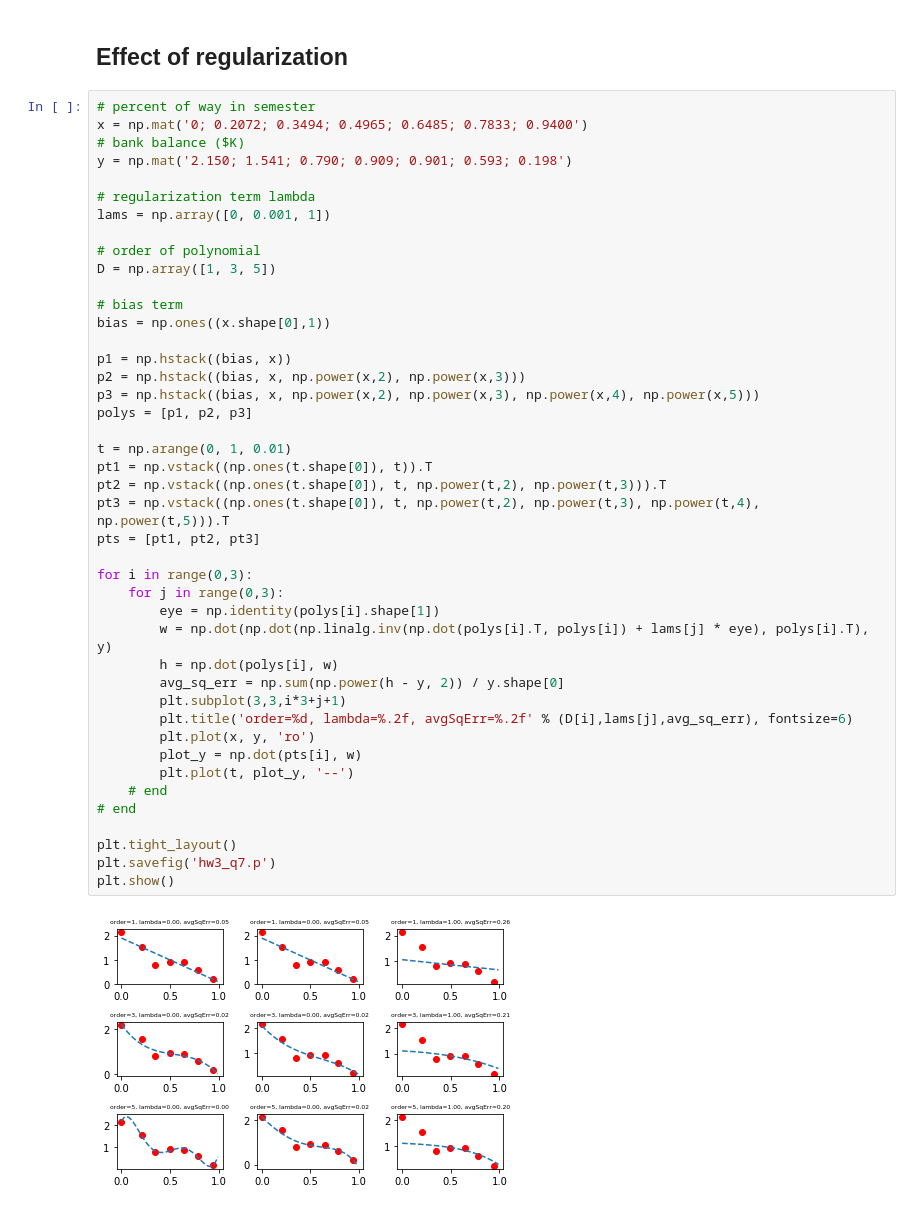
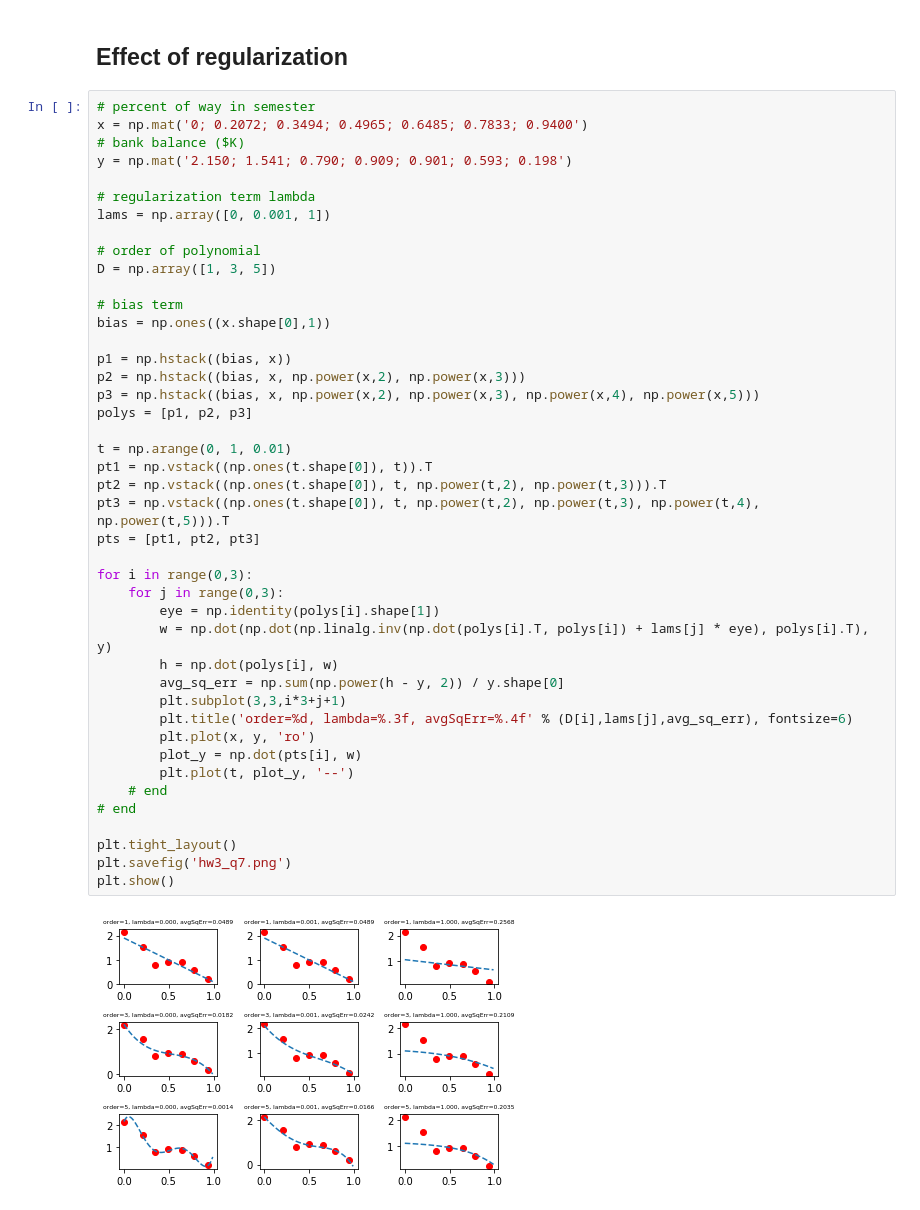
Before and after one commit to kaiwen2times/machine-learning-python, a Jupyter notebook: hw3/hw3.ipynb, the cells around one changed output. Drawn from its saved outputs; the diff is of its cells as text.

```diff
--- a/hw3/hw3.ipynb
+++ b/hw3/hw3.ipynb
@@ -96,33 +98,33 @@ D = np.array([1, 3, 5])
 # bias term
 bias = np.ones((x.shape[0],1))
 
 p1 = np.hstack((bias, x))
 p2 = np.hstack((bias, x, np.power(x,2), np.power(x,3)))
 p3 = np.hstack((bias, x, np.power(x,2), np.power(x,3), np.power(x,4), np.power(x,5)))
 polys = [p1, p2, p3]
 
 t = np.arange(0, 1, 0.01)
 pt1 = np.vstack((np.ones(t.shape[0]), t)).T
 pt2 = np.vstack((np.ones(t.shape[0]), t, np.power(t,2), np.power(t,3))).T
 pt3 = np.vstack((np.ones(t.shape[0]), t, np.power(t,2), np.power(t,3), np.power(t,4), np.power(t,5))).T
 pts = [pt1, pt2, pt3]
 
 for i in range(0,3):
     for j in range(0,3):
         eye = np.identity(polys[i].shape[1])
         w = np.dot(np.dot(np.linalg.inv(np.dot(polys[i].T, polys[i]) + lams[j] * eye), polys[i].T), y)
         h = np.dot(polys[i], w)
         avg_sq_err = np.sum(np.power(h - y, 2)) / y.shape[0]
         plt.subplot(3,3,i*3+j+1)
-        plt.title('order=%d, lambda=%.2f, avgSqErr=%.2f' % (D[i],lams[j],avg_sq_err), fontsize=6)
+        plt.title('order=%d, lambda=%.3f, avgSqErr=%.4f' % (D[i],lams[j],avg_sq_err), fontsize=6)
         plt.plot(x, y, 'ro')
         plot_y = np.dot(pts[i], w)
         plt.plot(t, plot_y, '--')
     # end
 # end
 
 plt.tight_layout()
-plt.savefig('hw3_q7.p')
+plt.savefig('hw3_q7.png')
 plt.show()
 # %% [output]
-[figure, old version]
+[figure, new version]
```
Also changed, not shown: parts of 3 cells of this notebook, 2 other files.
